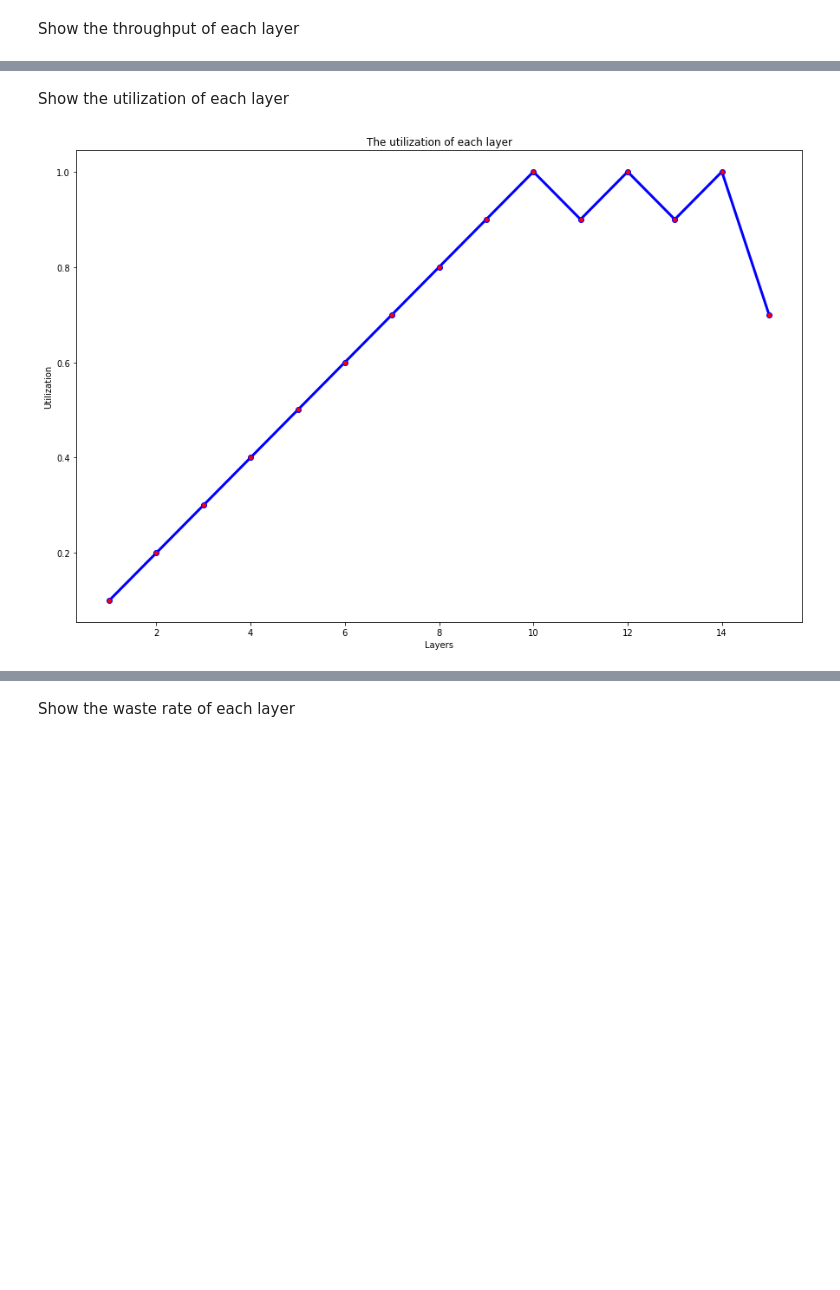
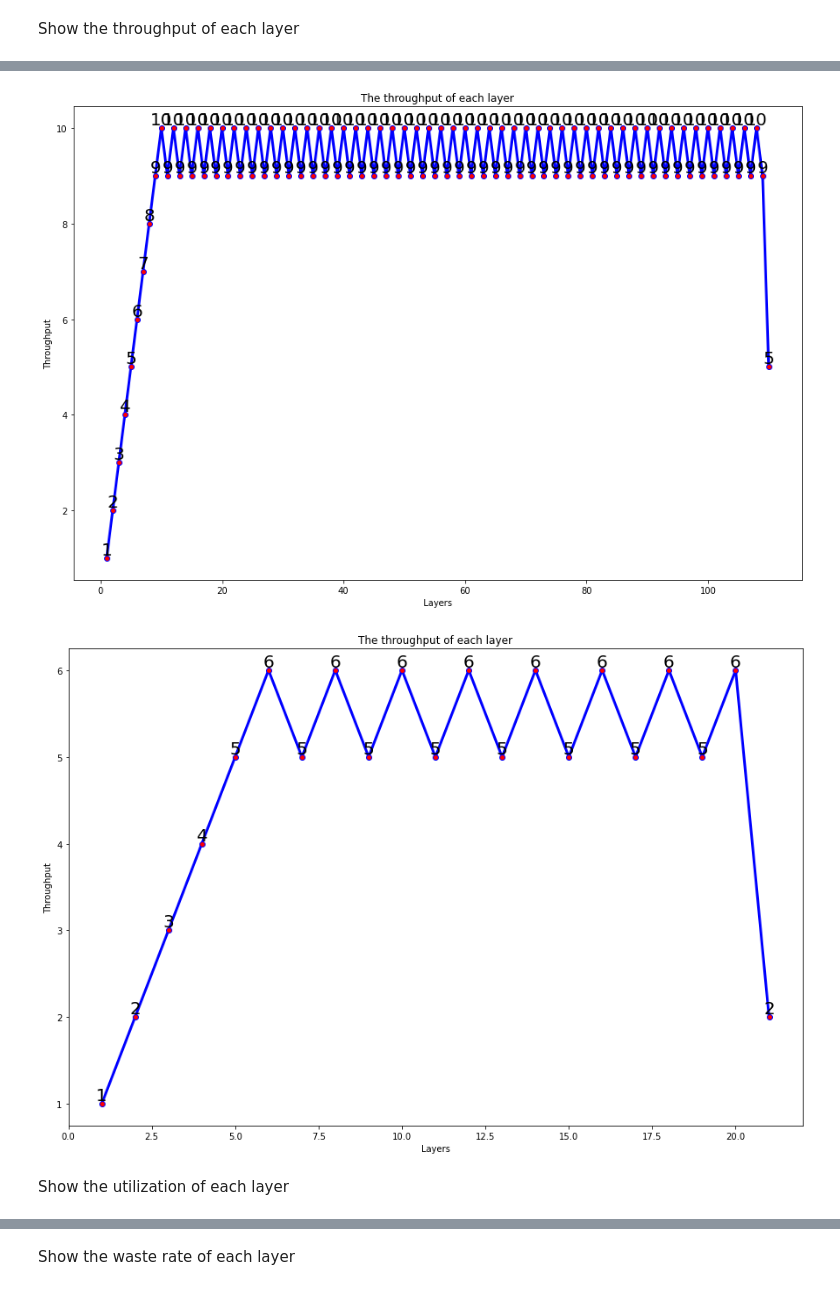
Before and after one commit to Hongwei-Z/FishingNetTopology, a Jupyter notebook: ExperimentChart.ipynb, the cells around one changed output, grey strips where cells are left out. Cells and saved outputs as stored; diff of their text form; code cells hidden in the pictures; blank space fills up the shorter version.

```diff
--- a/ExperimentChart.ipynb
+++ b/ExperimentChart.ipynb
@@ -45,6 +42,8 @@ Graph.drawThroughput(fnt)
+# %%
+Graph.drawThroughput(f1)
+Graph.drawThroughput(f2)
+# %% [output]
+[figure, added]
+[figure, added]
 # %% [markdown]
 Show the utilization of each layer
-# %%
-Graph.drawUtilization(fnt)
-# %% [output]
-[figure, removed]
```
Also changed, not shown: parts of 15 cells of this notebook, 4 other files.
